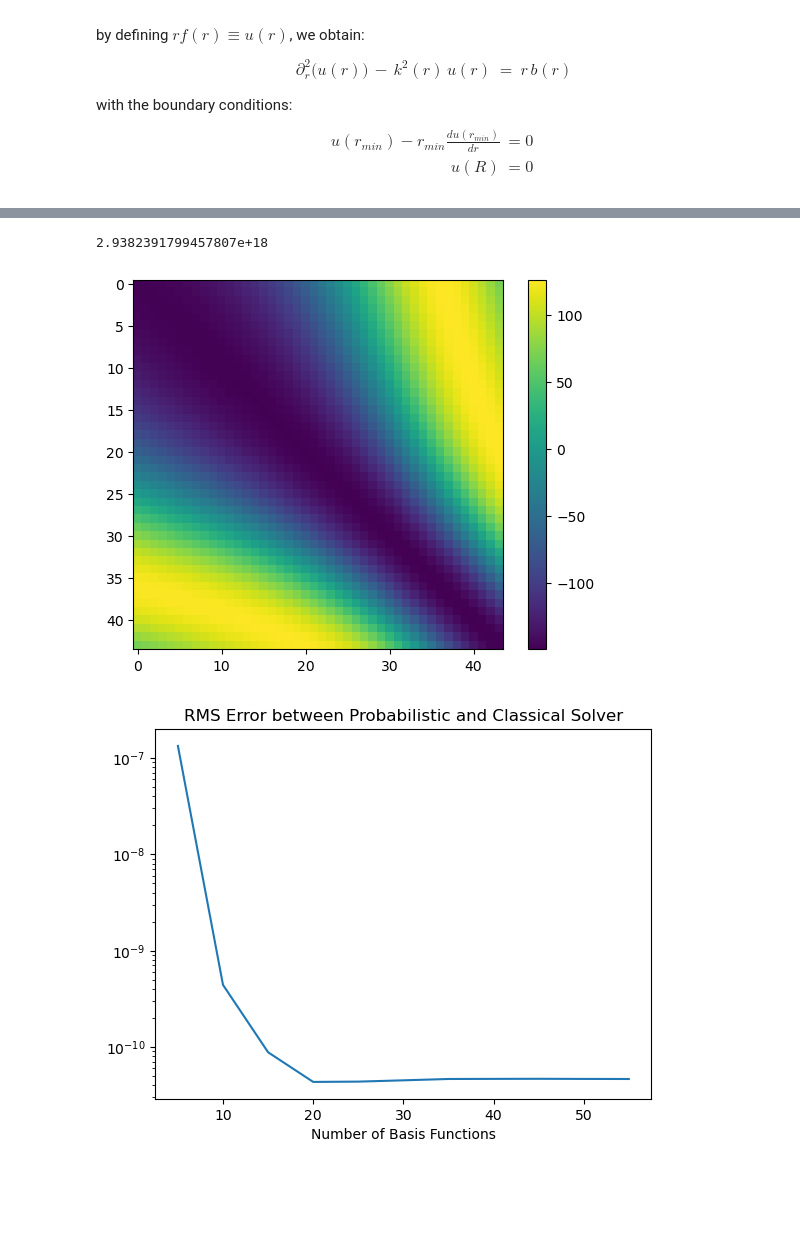
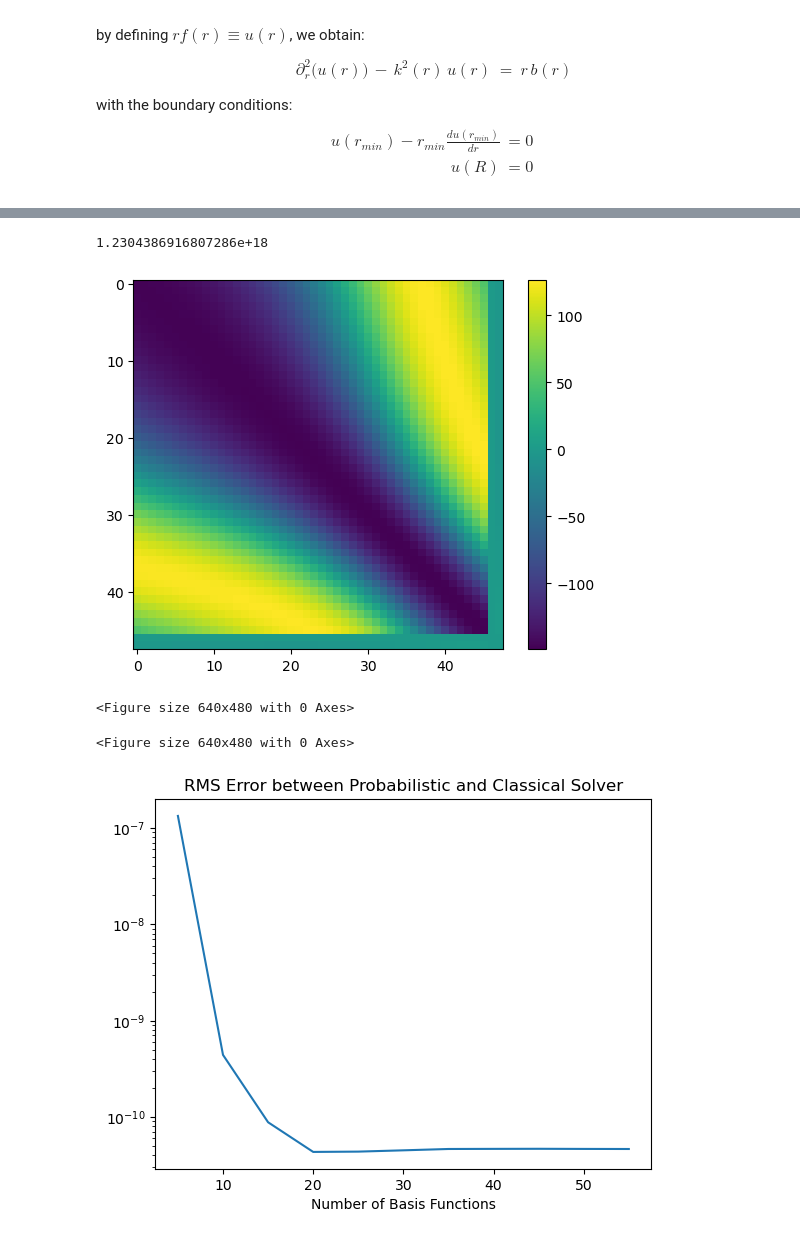
Before and after one commit to Poincare-code/henri, a Jupyter notebook: notebooks/validation-notebooks/Old/Gaussian_Process_ODE_TOV_sol.ipynb, the cells around one changed output, grey strips where cells are left out. Cells and saved outputs as stored; diff of their text form; code cells hidden in the pictures; blank space fills up the shorter version.

```diff
--- a/notebooks/validation-notebooks/Gaussian_Process_ODE_TOV_sol.ipynb
+++ b/notebooks/validation-notebooks/Old/Gaussian_Process_ODE_TOV_sol.ipynb
@@ -364,13 +364,13 @@ rp    = sp.symbols('rp')
 
 # Define the kernel function
 sigma_f = 1
-l_f     = 0.5
+l_f     = 1
 k       = (sigma_f**2)*sp.exp(-(r-rp)**2/(2*l_f**2))
-# nu      = 5/2
-# rho     = 1
+nu      = 5/2
+rho     = 0.5
 # gamma   = sp.functions.special.gamma_functions.gamma(np.sqrt(2*nu))
 # k       = sigma_f**2*2**(1-nu)/gamma*(np.sqrt(2*nu)*(r-rp)**2/rho)**(nu)*sp.functions.special.bessel.besselk(nu, np.sqrt(2*nu)*(r -rp)**2/rho)
-k       = sigma_f**2*(1 + np.sqrt(5)*(r-rp)**2/rho + 5*(r-rp)**2/(3*rho**2))*sp.exp(-np.sqrt(5)*(r-rp)**2/rho)
+k       = sigma_f**2*(1 + sp.sqrt(5)*(r-rp)**2/rho + 5*(r-rp)**2/(3*rho**2))*sp.exp(-sp.sqrt(5)*(r-rp)**2/rho)
 
 
 # Specificy the problem as: L f = g
@@ -400,7 +400,7 @@ previous_i = 0
 time_start = time.time()
 for i, ri in enumerate(r_domain):
 
-    K_LB1[i] = K_LB1_part1(ri, R_min_num) - k_squared_interp(ri)*k_LB1_part2(ri, R_min_num)
+    K_LB1[i] = k_LB1_part1(ri, R_min_num) - k_squared_interp(ri)*k_LB1_part2(ri, R_min_num)
     K_LB2[i] = k_LB2_part1(ri, R_max_num) - k_squared_interp(ri)*k_LB2_part2(ri, R_min_num)
 
     for j, rj in enumerate(r_domain):
@@ -423,9 +423,9 @@ K = np.block([
 time_stop = time.time()
 
 # Mesh evaluation
-S = 10*np.identity(len(r_domain) + 2)
-S[-1,-1] = 10**(-2)
-S[-2,-2] = 10**(-2)
+S = 1*np.identity(len(r_domain) + 2)
+S[-1,-1] = 10**(-1)
+S[-2,-2] = 10**(-1)
 
 # Source term
 g = source_term1_interp(r_domain)
@@ -438,13 +438,13 @@ alpha = np.linalg.solve(K + np.linalg.matrix_power(S,2), g)
 source_func_mean_kernel = K @ alpha
 
 # Approximation
-plt.plot(r_domain, g[:-2])
 plt.plot(r_domain, source_func_mean_kernel[:-2])
+plt.plot(r_domain, g[:-2], ls='--')
 
 # Matrix construction
 A1, A2 = np.meshgrid(r_domain, r_domain, indexing='ij')
 ks11 = sp.lambdify([r, rp], k)(A1, A2)
-ks12 = np.atleast_2d(sp.lambdify([r, rp], sp.diff(k, rp))(r_domain, R_min_num))
+ks12 = np.atleast_2d(sp.lambdify([r, rp], k - rp*sp.diff(k, rp))(r_domain, R_min_num))
 ks13 = np.atleast_2d(sp.lambdify([r, rp], k)(r_domain, R_max_num))
 Ks = np.block([[ks11,   ks12.T,   ks13.T]])
 
@@ -453,6 +453,6 @@ solution_mean_kernel = Ks @ alpha
 
 plt.figure(2)
 plt.plot(solution_mean_kernel)
-plt.plot(f)
+plt.plot(f, ls='--')
 print(time_stop - time_start)
 # %% [output]
@@ -462,11 +462,15 @@ print(time_stop - time_start)
 # %%
 print(np.linalg.cond(K[1:-3,1:-3]))
-plt.imshow(K[1:-3,1:-3])
+eigenvals, _ = np.linalg.eig(K)
+plt.imshow(K)
 plt.colorbar()
 plt.show()
+plt.figure(3)
 # %% [output]
-2.9382391799457807e+18
+1.2304386916807286e+18
-[figure, old version]
+[figure, new version]
+<Figure size 640x480 with 0 Axes>
+<Figure size 640x480 with 0 Axes>
 # %%
 N_range   = np.arange(5, 60, 5)
 rms_error = np.squeeze(np.zeros((1, len(N_range))))
```
Also changed, not shown: parts of 1 cell of this notebook, 6 other files.
